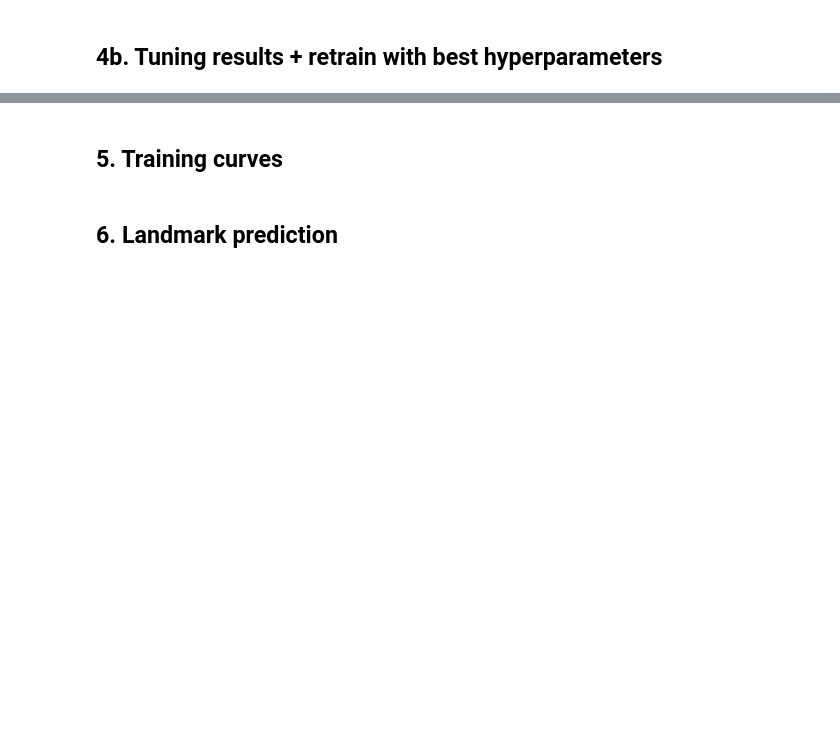
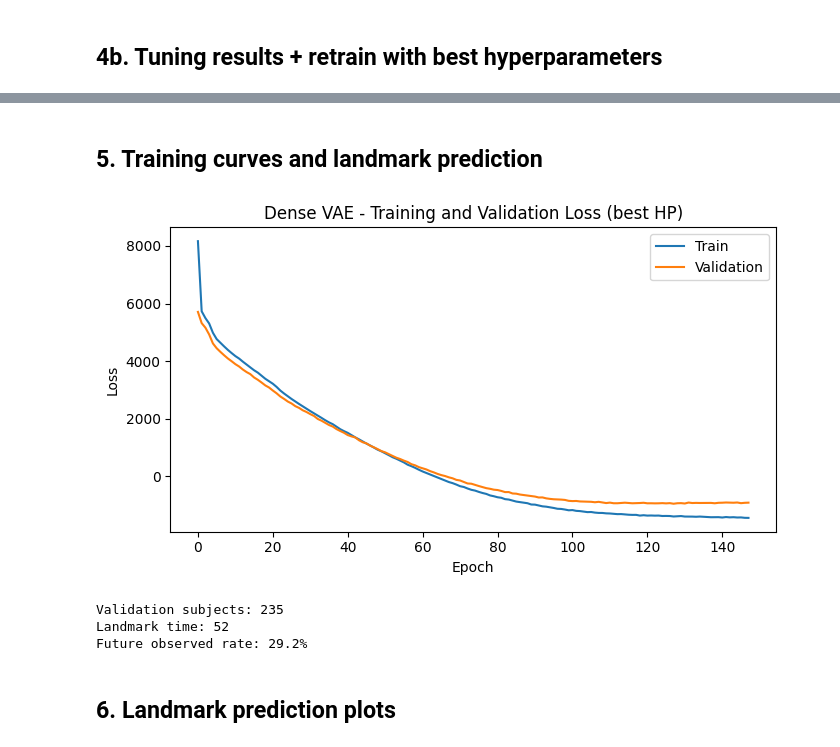
Before and after one commit to stenw/VAElong, a Jupyter notebook: application/ema_affect.ipynb, the cells around one changed output, grey strips where cells are left out. Drawn from its saved outputs; the diff is of its cells as text; code cells hidden in the pictures; blank space fills up the shorter version.

```diff
--- a/application/ema_affect.ipynb
+++ b/application/ema_affect.ipynb
@@ -189,41 +233,57 @@ history = trainer.fit(
 # %% [markdown]
-## 5. Training curves
+## 5. Training curves and landmark prediction
 # %%
+fig, ax = plt.subplots(figsize=(7, 4))
+ax.plot(history["train_loss"], label="Train")
+ax.plot(history["val_loss"], label="Validation")
+ax.set_xlabel("Epoch")
+ax.set_ylabel("Loss")
+ax.set_title("Dense VAE - Training and Validation Loss (best HP)")
+ax.legend()
+plt.tight_layout()
+plt.show()
+
+# --- Landmark prediction ---
 landmark_t = seq_len // 2
 
 val_indices = list(val_ds.indices)
 all_actual, all_predicted = [], []
 
 for idx in val_indices:
     xi = dataset[idx][0].unsqueeze(0)
     mi = dataset[idx][1].unsqueeze(0)
     bi = dataset[idx][3].unsqueeze(0)
 
     xi_obs = xi[:, :landmark_t, :]
     mi_obs = mi[:, :landmark_t, :]
 
     pred_i = model.predict_from_landmark(
         xi_obs, mi_obs, total_seq_len=seq_len, baseline=bi,
     )
 
     all_actual.append(dataset.inverse_transform(xi).detach())
     all_predicted.append(dataset.inverse_transform(pred_i).detach())
 
 all_actual = torch.cat(all_actual, dim=0).numpy()
 all_predicted = torch.cat(all_predicted, dim=0).numpy()
 
 future_actual = all_actual[:, landmark_t:, :]
 future_pred = all_predicted[:, landmark_t:, :]
 
 # Build mask for validation subjects (original mask, not normalised)
 val_mask = mask[val_indices, :, :]
 future_mask = val_mask[:, landmark_t:, :]
 
 print(f"Validation subjects: {len(val_indices)}")
 print(f"Landmark time: {landmark_t}")
 print(f"Future observed rate: {future_mask[:, :, :len(outcome_cols)].mean():.1%}")
+# %% [output]
+[figure, added]
+Validation subjects: 235
+Landmark time: 52
+Future observed rate: 29.2%
 # %% [markdown]
-## 6. Landmark prediction
+## 6. Landmark prediction plots
 # %%
 rng = np.random.default_rng(123)
 chosen = sorted(rng.choice(len(val_indices), size=3, replace=False))
```
Also changed, not shown: parts of 16 cells of this notebook.
